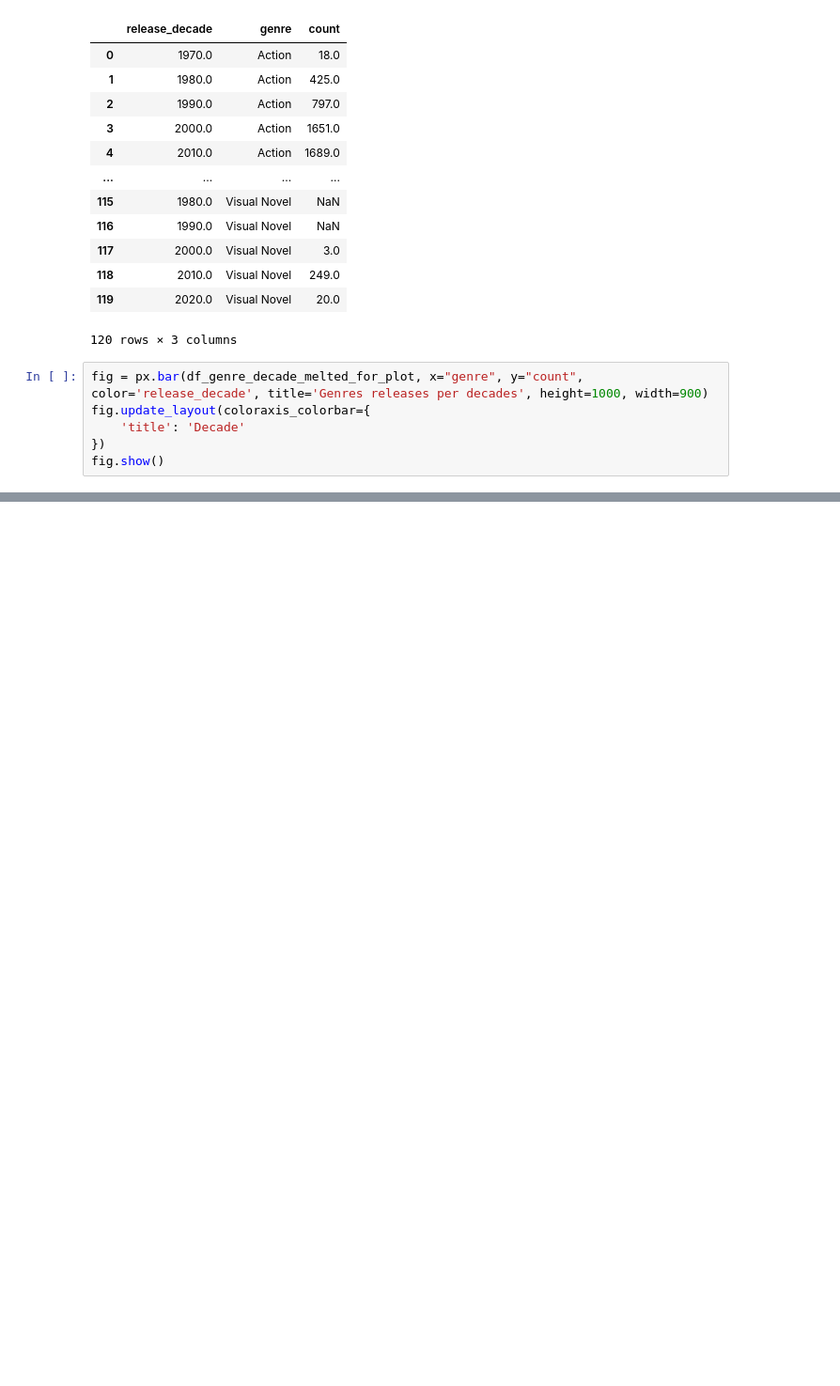
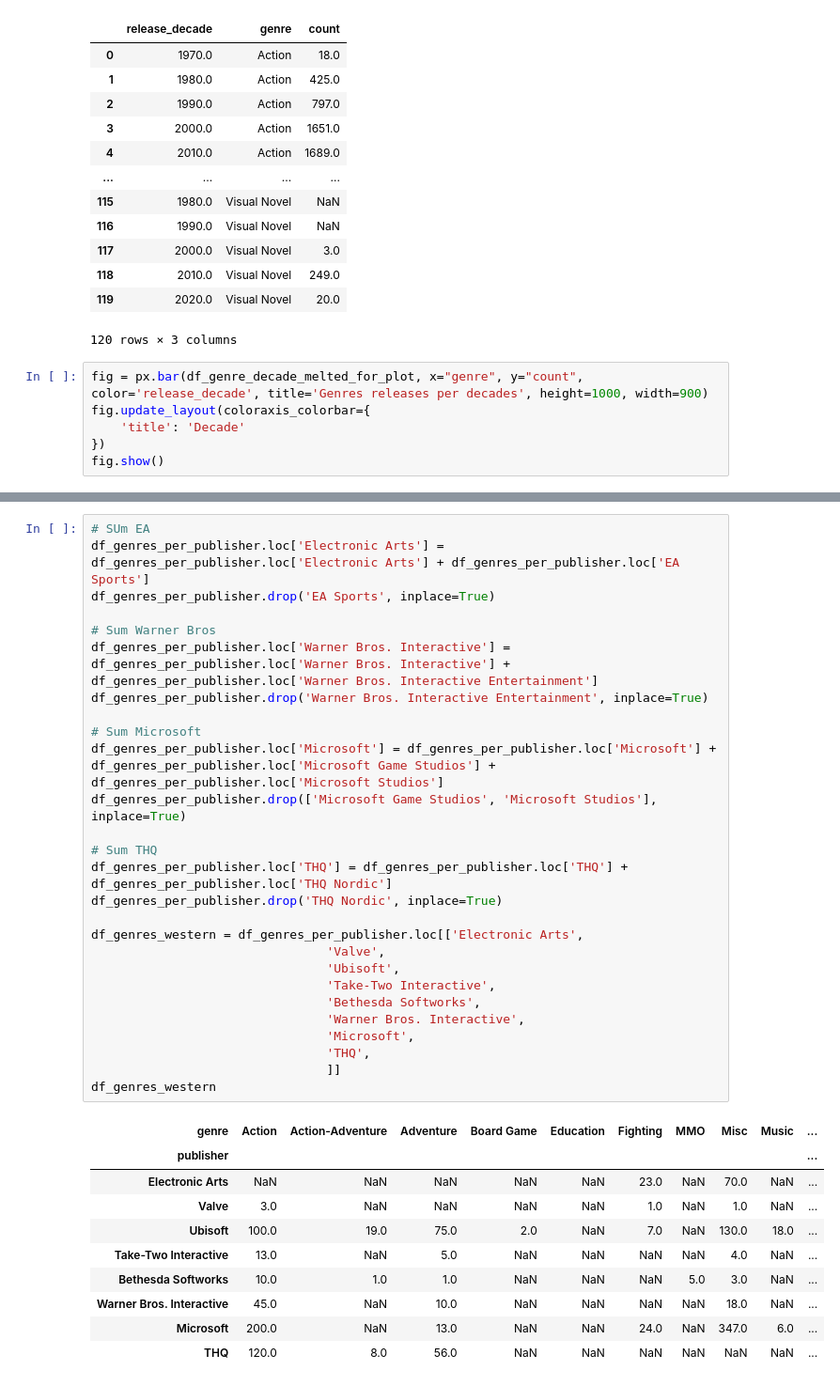
Before and after one commit to PawelG-WWA/Public_Projects, a Jupyter notebook: DataAnalysis/VideoGamesAnalysis/metacritic_analysis.ipynb, the cells around one changed output, grey strips where cells are left out. Shown at 94% size. Drawn from its saved outputs; the diff is of its cells as text; blank space fills up the shorter version.

```diff
--- a/DataAnalysis/VideoGamesAnalysis/metacritic_analysis.ipynb
+++ b/DataAnalysis/VideoGamesAnalysis/metacritic_analysis.ipynb
@@ -208,0 +260,38 @@ df_unique_games[df_unique_games['genre'] == 'Action-Adventure']
+# %%
+# SUm EA
+df_genres_per_publisher.loc['Electronic Arts'] = df_genres_per_publisher.loc['Electronic Arts'] + df_genres_per_publisher.loc['EA Sports']
+df_genres_per_publisher.drop('EA Sports', inplace=True)
+
+# Sum Warner Bros
+df_genres_per_publisher.loc['Warner Bros. Interactive'] = df_genres_per_publisher.loc['Warner Bros. Interactive'] + df_genres_per_publisher.loc['Warner Bros. Interactive Entertainment']
+df_genres_per_publisher.drop('Warner Bros. Interactive Entertainment', inplace=True)
+
+# Sum Microsoft
+df_genres_per_publisher.loc['Microsoft'] = df_genres_per_publisher.loc['Microsoft'] + df_genres_per_publisher.loc['Microsoft Game Studios'] + df_genres_per_publisher.loc['Microsoft Studios']
+df_genres_per_publisher.drop(['Microsoft Game Studios', 'Microsoft Studios'], inplace=True)
+
+# Sum THQ
+df_genres_per_publisher.loc['THQ'] = df_genres_per_publisher.loc['THQ'] + df_genres_per_publisher.loc['THQ Nordic']
+df_genres_per_publisher.drop('THQ Nordic', inplace=True)
+
+df_genres_western = df_genres_per_publisher.loc[['Electronic Arts',
+                                'Valve',
+                                'Ubisoft',
+                                'Take-Two Interactive',
+                                'Bethesda Softworks',
+                                'Warner Bros. Interactive',
+                                'Microsoft',
+                                'THQ',
+                                ]]
+df_genres_western
+# %% [output]
+| genre | Action | Action-Adventure | Adventure | Board Game | Education | Fighting | MMO | Misc | Music | ... |
+| publisher |  |  |  |  |  |  |  |  |  | ... |
+| Electronic Arts | NaN | NaN | NaN | NaN | NaN | 23.0 | NaN | 70.0 | NaN | ... |
+| Valve | 3.0 | NaN | NaN | NaN | NaN | 1.0 | NaN | 1.0 | NaN | ... |
+| Ubisoft | 100.0 | 19.0 | 75.0 | 2.0 | NaN | 7.0 | NaN | 130.0 | 18.0 | ... |
+| Take-Two Interactive | 13.0 | NaN | 5.0 | NaN | NaN | NaN | NaN | 4.0 | NaN | ... |
+| Bethesda Softworks | 10.0 | 1.0 | 1.0 | NaN | NaN | NaN | 5.0 | 3.0 | NaN | ... |
+| Warner Bros. Interactive | 45.0 | NaN | 10.0 | NaN | NaN | NaN | NaN | 18.0 | NaN | ... |
+| Microsoft | 200.0 | NaN | 13.0 | NaN | NaN | 24.0 | NaN | 347.0 | 6.0 | ... |
+| THQ | 120.0 | 8.0 | 56.0 | NaN | NaN | NaN | NaN | NaN | NaN | ... |
```
Also changed, not shown: parts of 8 cells of this notebook.
